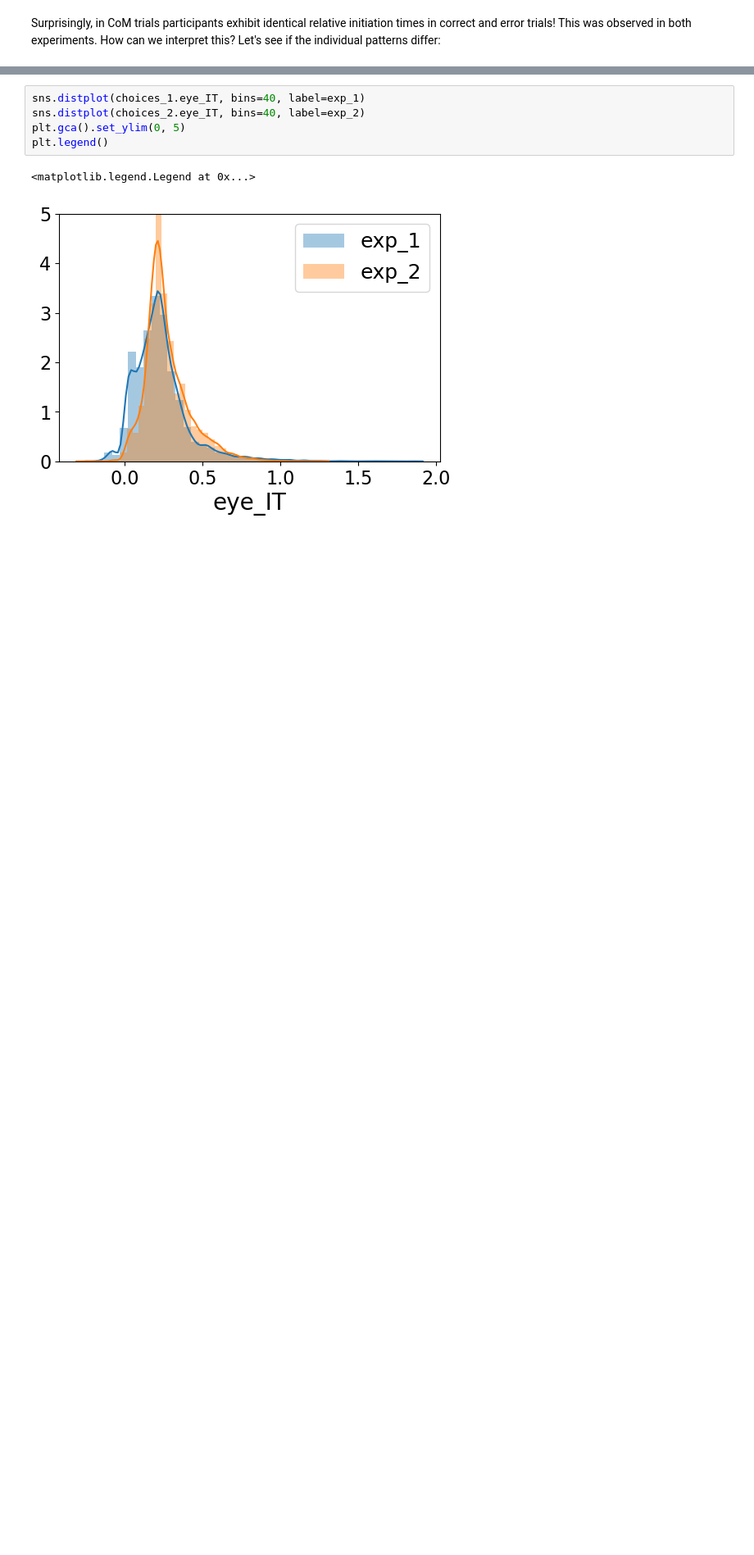
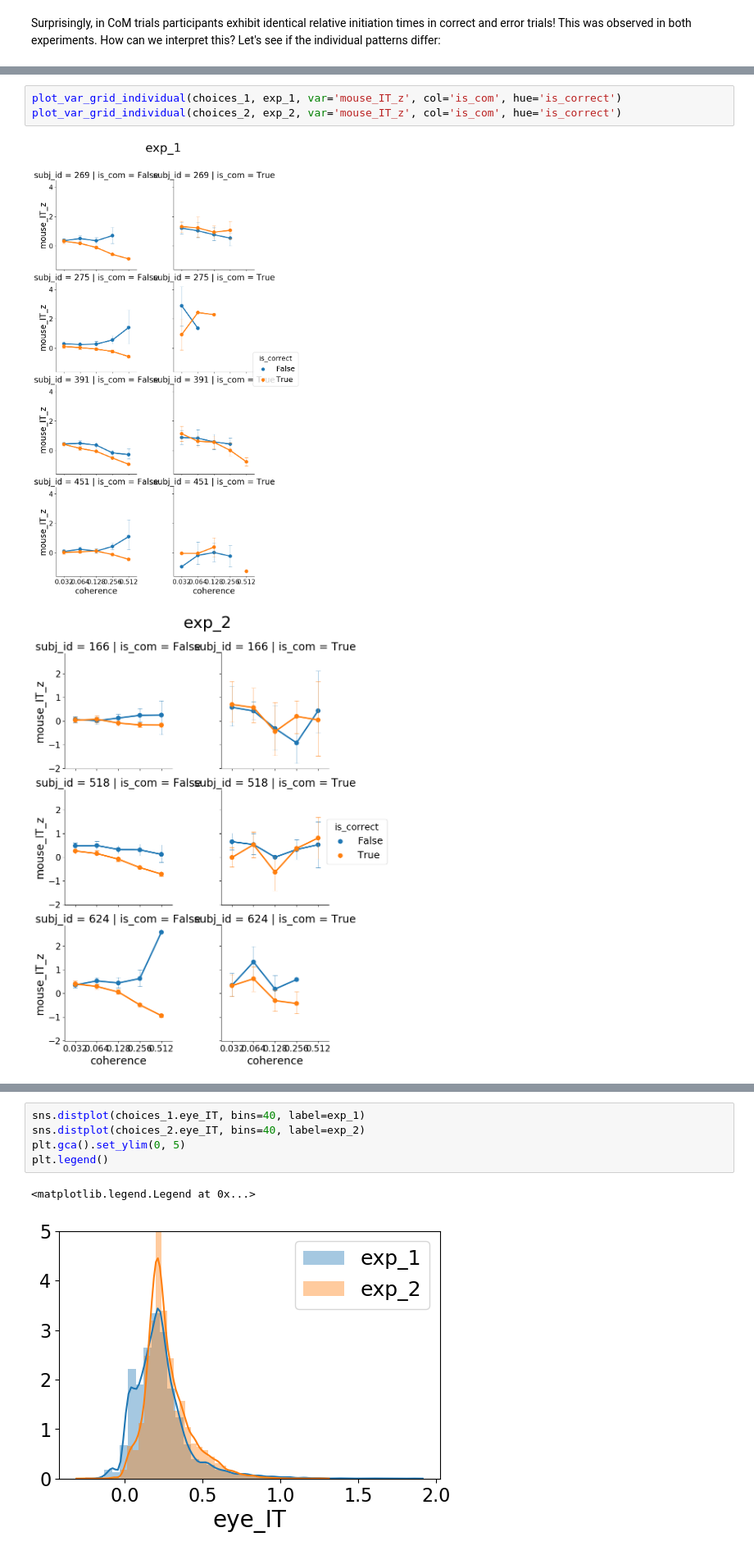
Before and after one commit to cherepaha/eyehandrdk, a Jupyter notebook: initiation_times.ipynb, the cells around one changed output, grey strips where cells are left out. Shown at 82% size. Saved outputs shown, nothing was run; the diff lists cells and outputs as text; blank space fills up the shorter version.

```diff
--- a/initiation_times.ipynb
+++ b/initiation_times.ipynb
@@ -171,0 +165,6 @@ plot_var_norm_individual_by_is_com(choices_2, exp_2, var='mouse_IT_z')
+# %%
+plot_var_grid_individual(choices_1, exp_1, var='mouse_IT_z', col='is_com', hue='is_correct')
+plot_var_grid_individual(choices_2, exp_2, var='mouse_IT_z', col='is_com', hue='is_correct')
+# %% [output]
+[figure, added]
+[figure, added]
```
Also changed, not shown: parts of 22 cells of this notebook, 1 other file.
